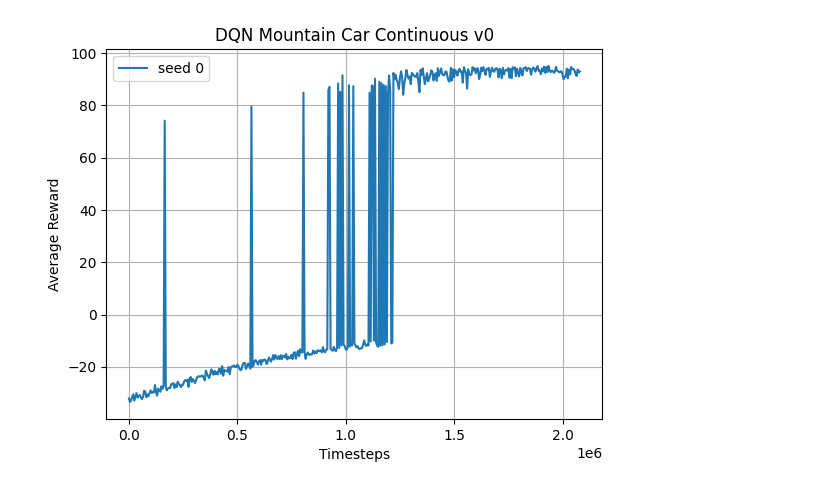
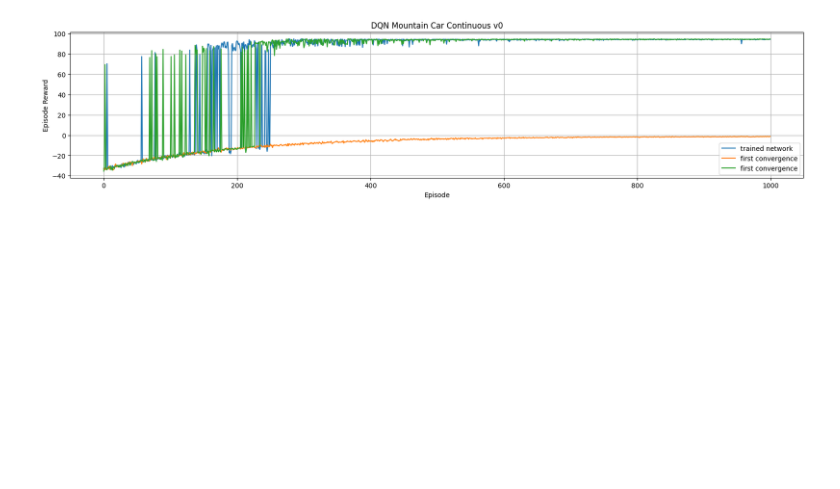
Before and after one commit to hanacatic/RL-Project, a Jupyter notebook: plots_dqn.ipynb, the cells around one changed output. Saved outputs shown, nothing was run; the diff lists cells and outputs as text; code cells hidden in the pictures; blank space fills up the shorter version.

```diff
--- a/plots_dqn.ipynb
+++ b/plots_dqn.ipynb
@@ -63,24 +54,27 @@ else:
 # %%
 # Plotting
 
 # Generating x-axis values (timesteps)
-timesteps = np.arange(0, len(data0) * 5000, 5000)
+timesteps = np.arange(0, len(data1))
 
 
 # Plotting
-plt.plot(timesteps, data0, label='seed 0')
-# plt.plot(timesteps, data1, label='seed 1')
-# plt.plot(timesteps, data2, label='seed 2')
-plt.xlabel('Timesteps')
-plt.ylabel('Average Reward')
+plt.figure(figsize=(20,4))
+
+#plt.plot(timesteps, data0, label='cold start (one seed because it took 16h)')
+plt.plot(timesteps, data1, label='trained network')
+plt.plot(timesteps, data2, label='first convergence')
+plt.plot(timesteps, data3, label='first convergence')
+
+plt.xlabel('Episode')
+plt.ylabel('Episode Reward')
 plt.title('DQN Mountain Car Continuous v0')
 plt.legend()
 plt.grid(True)
-
 # Save the plot
-plt.savefig('CHANGETHENAMEHERE.png') #modify file name !!!!!!!!!!!!!!!!!!!!!
+#plt.savefig('CHANGETHENAMEHERE.png') #modify file name !!!!!!!!!!!!!!!!!!!!!
 
 # Show the plot
 plt.show()
 # %% [output]
-[figure, old version]
+[figure, new version]
```
Also changed, not shown: parts of 1 cell of this notebook, 31 other files.
